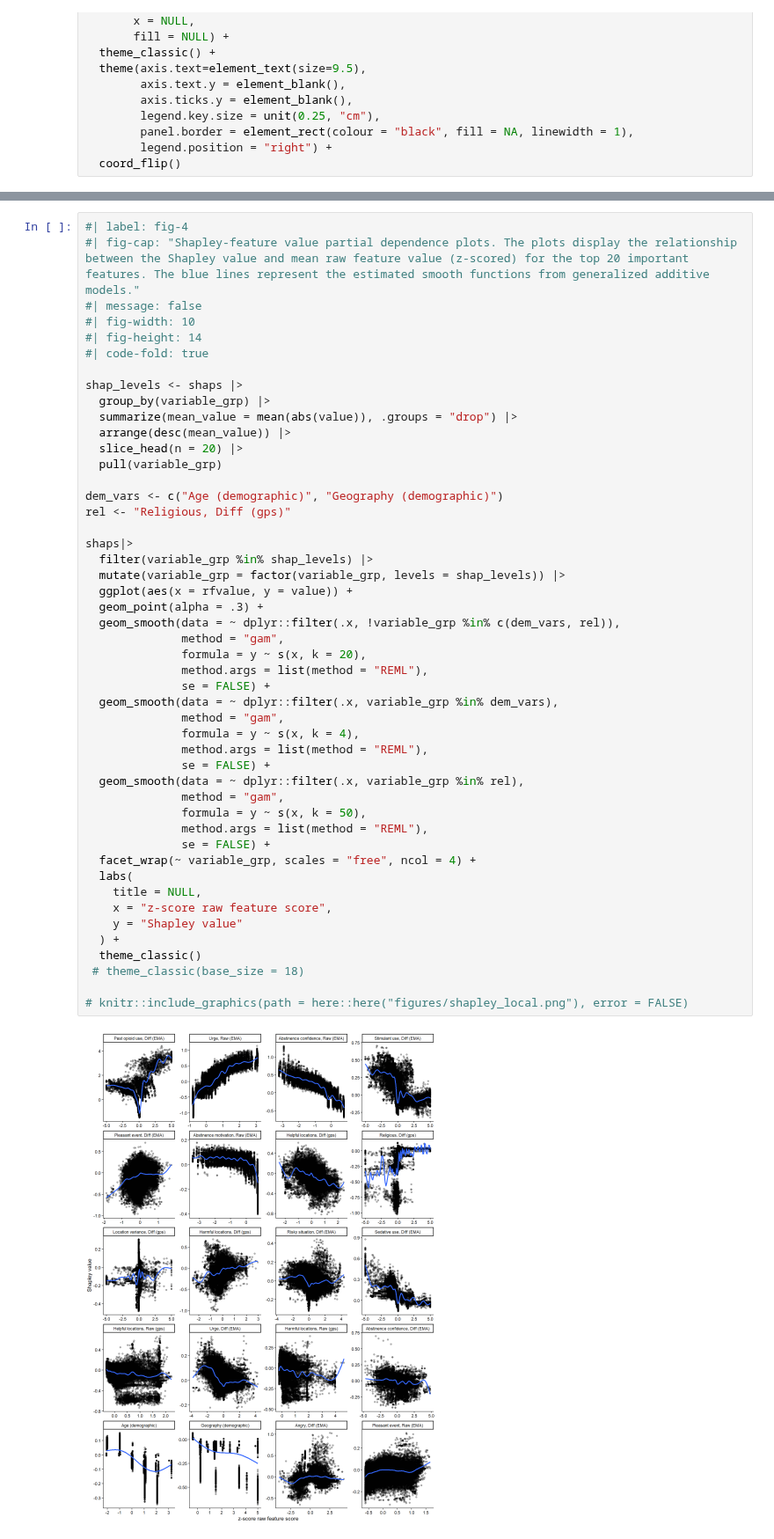
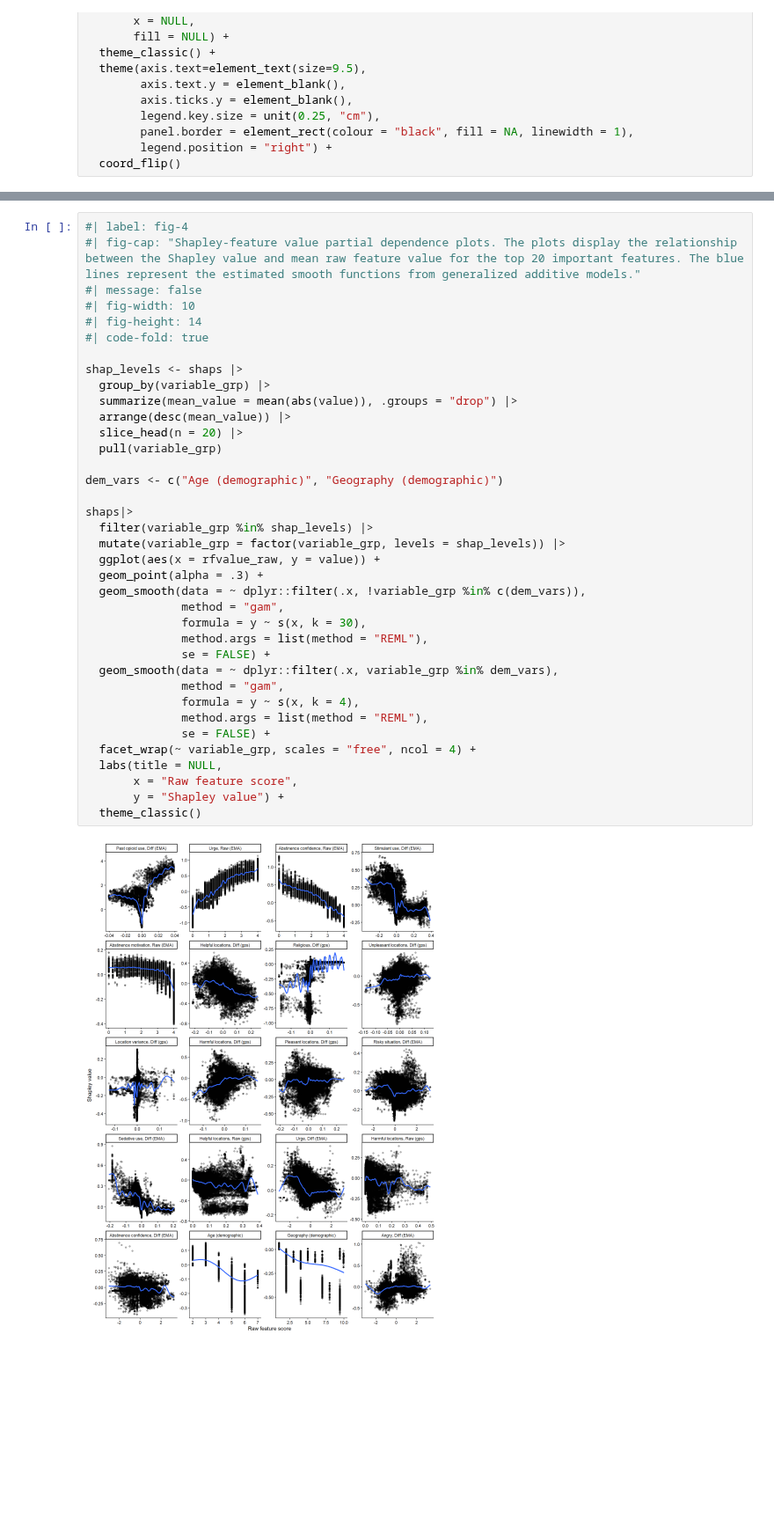
Before and after one commit to jjcurtin/study_risk2, a Jupyter notebook: .quarto/embed/notebooks/mak_figures.embed.ipynb, the cells around one changed output, grey strips where cells are left out. Shown at 88% size. Drawn from its saved outputs; the diff is of its cells as text; blank space fills up the shorter version.

```diff
--- a/.quarto/embed/notebooks/mak_figures.embed.ipynb
+++ b/.quarto/embed/notebooks/mak_figures.embed.ipynb
@@ -235,50 +235,39 @@ Top 20 Individual Shapley plots (about 90 categories total)
 # %%
 #| label: fig-4
-#| fig-cap: "Shapley-feature value partial dependence plots. The plots display the relationship between the Shapley value and mean raw feature value (z-scored) for the top 20 important features. The blue lines represent the estimated smooth functions from generalized additive models."
+#| fig-cap: "Shapley-feature value partial dependence plots. The plots display the relationship between the Shapley value and mean raw feature value for the top 20 important features. The blue lines represent the estimated smooth functions from generalized additive models."
 #| message: false
 #| fig-width: 10
 #| fig-height: 14
 #| code-fold: true
 
 shap_levels <- shaps |>
   group_by(variable_grp) |>
   summarize(mean_value = mean(abs(value)), .groups = "drop") |>
   arrange(desc(mean_value)) |>
   slice_head(n = 20) |>
   pull(variable_grp)
 
 dem_vars <- c("Age (demographic)", "Geography (demographic)")
-rel <- "Religious, Diff (gps)"
 
 shaps|>
   filter(variable_grp %in% shap_levels) |>
   mutate(variable_grp = factor(variable_grp, levels = shap_levels)) |>
-  ggplot(aes(x = rfvalue, y = value)) +
+  ggplot(aes(x = rfvalue_raw, y = value)) +
   geom_point(alpha = .3) +
-  geom_smooth(data = ~ dplyr::filter(.x, !variable_grp %in% c(dem_vars, rel)),
+  geom_smooth(data = ~ dplyr::filter(.x, !variable_grp %in% c(dem_vars)),
               method = "gam",
-              formula = y ~ s(x, k = 20),
+              formula = y ~ s(x, k = 30),
               method.args = list(method = "REML"),
               se = FALSE) +
   geom_smooth(data = ~ dplyr::filter(.x, variable_grp %in% dem_vars),
               method = "gam",
               formula = y ~ s(x, k = 4),
               method.args = list(method = "REML"),
               se = FALSE) +
-  geom_smooth(data = ~ dplyr::filter(.x, variable_grp %in% rel),
-              method = "gam",
-              formula = y ~ s(x, k = 50),
-              method.args = list(method = "REML"),
-              se = FALSE) +
   facet_wrap(~ variable_grp, scales = "free", ncol = 4) +
-  labs(
-    title = NULL,
-    x = "z-score raw feature score",
-    y = "Shapley value"
-  ) +
+  labs(title = NULL,
+       x = "Raw feature score",
+       y = "Shapley value") +
   theme_classic()
- # theme_classic(base_size = 18)
-
-# knitr::include_graphics(path = here::here("figures/shapley_local.png"), error = FALSE)
 # %% [output]
-[figure, old version]
+[figure, new version]
```
Also changed, not shown: parts of 4 cells of this notebook, 54 other files.
